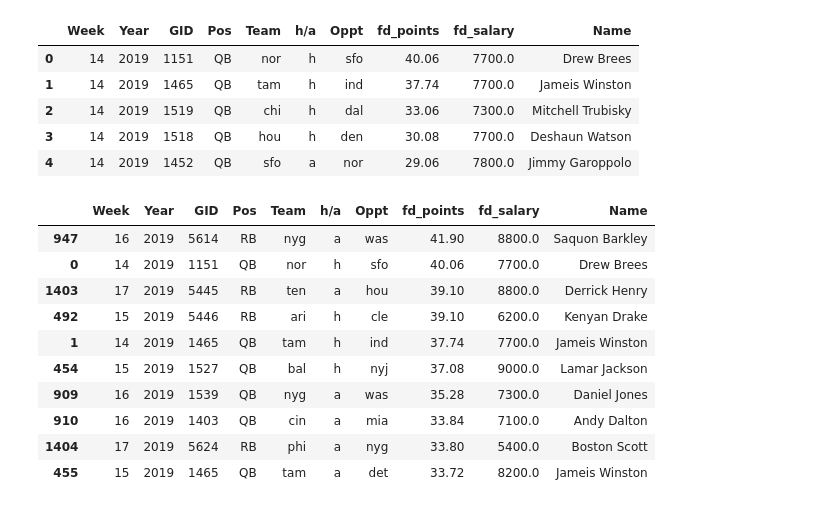
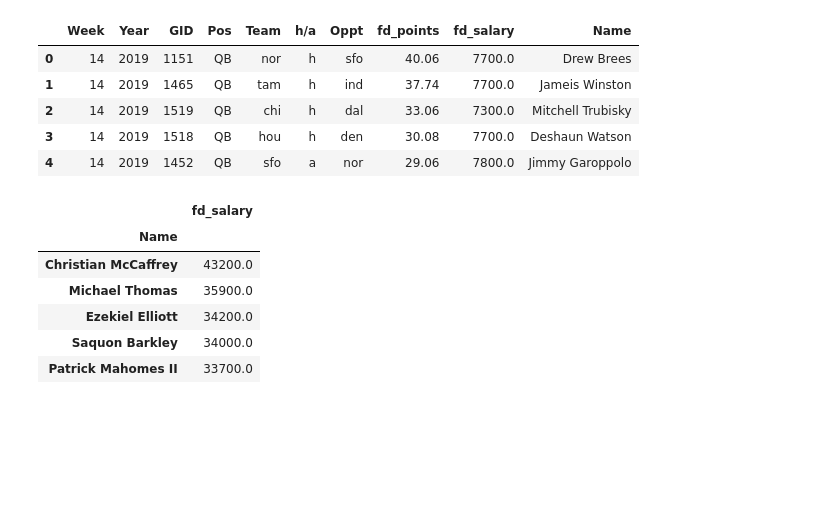
Before and after one commit to isabel-fernandes/fantasy-nfl-lineup-optimizer, a Jupyter notebook: dashboard/fd_salaries_2019.ipynb, the cells around one changed output. Drawn from its saved outputs; the diff is of its cells as text; code cells hidden in the pictures; blank space fills up the shorter version.

Commit message:
Dashboard Row
Avg per position
Most expensive Player

```diff
--- a/dashboard/fd_salaries_2019.ipynb
+++ b/dashboard/fd_salaries_2019.ipynb
@@ -74,14 +72,0 @@ expensive = df.sort_values(by='fd_points', ascending=False).head(10)
-# %%
-expensive.head(10)
-# %% [output]
-|  | Week | Year | GID | Pos | Team | h/a | Oppt | fd_points | fd_salary | Name |
-| 947 | 16 | 2019 | 5614 | RB | nyg | a | was | 41.90 | 8800.0 | Saquon Barkley |
-| 0 | 14 | 2019 | 1151 | QB | nor | h | sfo | 40.06 | 7700.0 | Drew Brees |
-| 1403 | 17 | 2019 | 5445 | RB | ten | a | hou | 39.10 | 8800.0 | Derrick Henry |
-| 492 | 15 | 2019 | 5446 | RB | ari | h | cle | 39.10 | 6200.0 | Kenyan Drake |
-| 1 | 14 | 2019 | 1465 | QB | tam | h | ind | 37.74 | 7700.0 | Jameis Winston |
-| 454 | 15 | 2019 | 1527 | QB | bal | h | nyj | 37.08 | 9000.0 | Lamar Jackson |
-| 909 | 16 | 2019 | 1539 | QB | nyg | a | was | 35.28 | 7300.0 | Daniel Jones |
-| 910 | 16 | 2019 | 1403 | QB | cin | a | mia | 33.84 | 7100.0 | Andy Dalton |
-| 1404 | 17 | 2019 | 5624 | RB | phi | a | nyg | 33.80 | 5400.0 | Boston Scott |
-| 455 | 15 | 2019 | 1465 | QB | tam | a | det | 33.72 | 8200.0 | Jameis Winston |
@@ -92,0 +73,13 @@ TE = df['Pos'] == 'TE'
+# %%
+# Most expensive players
+expensive = df.groupby('Name')[['fd_salary']].sum()
+expensive = expensive.sort_values(by='fd_salary', ascending=False).head(5)
+expensive
+# %% [output]
+|  | fd_salary |
+| Name |  |
+| Christian McCaffrey | 43200.0 |
+| Michael Thomas | 35900.0 |
+| Ezekiel Elliott | 34200.0 |
+| Saquon Barkley | 34000.0 |
+| Patrick Mahomes II | 33700.0 |
```
Also changed, not shown: parts of 9 cells of this notebook.
